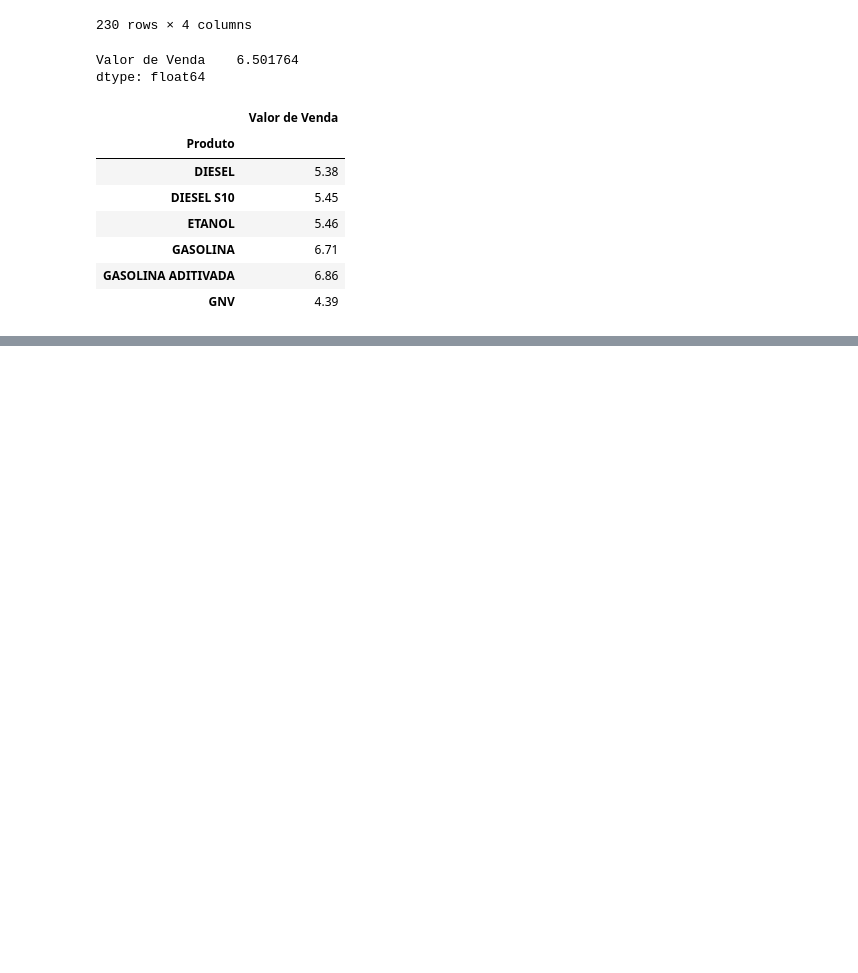
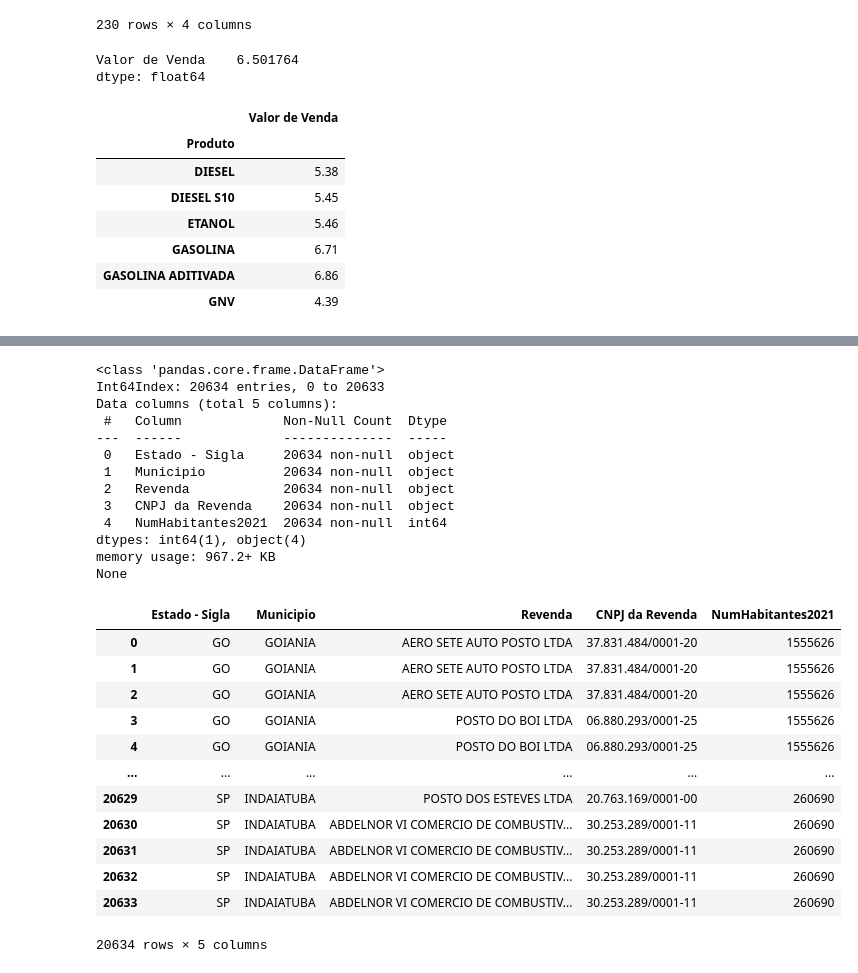
Before and after one commit to L1NEA/PythonPanda2023.01, a Jupyter notebook: Pandas01.ipynb, the cells around one changed output, grey strips where cells are left out. Saved outputs shown, nothing was run; the diff lists cells and outputs as text; code cells hidden in the pictures; blank space fills up the shorter version.

```diff
--- a/Pandas01.ipynb
+++ b/Pandas01.ipynb
@@ -368,0 +483,37 @@ etanol_santoandre_df.to_excel('etanol_santoandre.xlsx', sheet_name = 'Etanol em
+# %%
+# Excluir colunas selecionadas
+
+colunas=['Regiao - Sigla', 'Nome da Rua', 'Numero Rua',
+         'Bairro', 'Cep', 'Produto', 'Data da Coleta', 'Valor de Venda',
+         'Unidade de Medida', 'Bandeira', 'Ativo', 'Status - Valor de Venda', 'Obs']
+
+merge_df.drop(labels=colunas, axis=1, inplace=True)
+print(merge_df.info())
+display (merge_df)
+# %% [output]
+<class 'pandas.core.frame.DataFrame'>
+Int64Index: 20634 entries, 0 to 20633
+Data columns (total 5 columns):
+ #   Column             Non-Null Count  Dtype
+---  ------             --------------  -----
+ 0   Estado - Sigla     20634 non-null  object
+ 1   Municipio          20634 non-null  object
+ 2   Revenda            20634 non-null  object
+ 3   CNPJ da Revenda    20634 non-null  object
+ 4   NumHabitantes2021  20634 non-null  int64
+dtypes: int64(1), object(4)
+memory usage: 967.2+ KB
+None
+|  | Estado - Sigla | Municipio | Revenda | CNPJ da Revenda | NumHabitantes2021 |
+| 0 | GO | GOIANIA | AERO SETE AUTO POSTO LTDA | 37.831.484/0001-20 | 1555626 |
+| 1 | GO | GOIANIA | AERO SETE AUTO POSTO LTDA | 37.831.484/0001-20 | 1555626 |
+| 2 | GO | GOIANIA | AERO SETE AUTO POSTO LTDA | 37.831.484/0001-20 | 1555626 |
+| 3 | GO | GOIANIA | POSTO DO BOI LTDA | 06.880.293/0001-25 | 1555626 |
+| 4 | GO | GOIANIA | POSTO DO BOI LTDA | 06.880.293/0001-25 | 1555626 |
+| ... | ... | ... | ... | ... | ... |
+| 20629 | SP | INDAIATUBA | POSTO DOS ESTEVES LTDA | 20.763.169/0001-00 | 260690 |
+| 20630 | SP | INDAIATUBA | ABDELNOR VI COMERCIO DE COMBUSTIV... | 30.253.289/0001-11 | 260690 |
+| 20631 | SP | INDAIATUBA | ABDELNOR VI COMERCIO DE COMBUSTIV... | 30.253.289/0001-11 | 260690 |
+| 20632 | SP | INDAIATUBA | ABDELNOR VI COMERCIO DE COMBUSTIV... | 30.253.289/0001-11 | 260690 |
+| 20633 | SP | INDAIATUBA | ABDELNOR VI COMERCIO DE COMBUSTIV... | 30.253.289/0001-11 | 260690 |
+20634 rows × 5 columns
```
Also changed, not shown: parts of 13 cells of this notebook.
